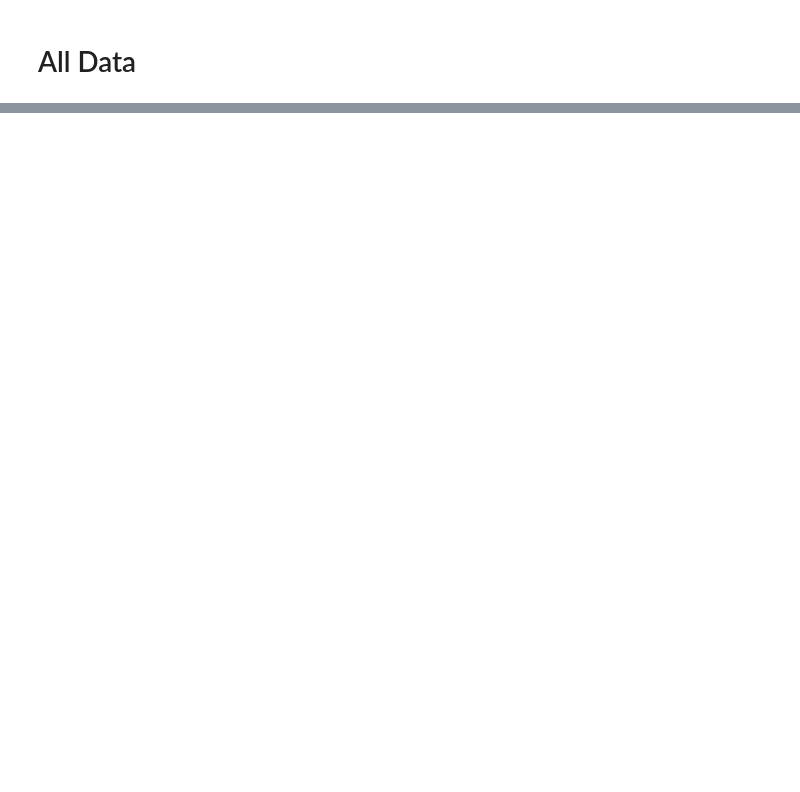
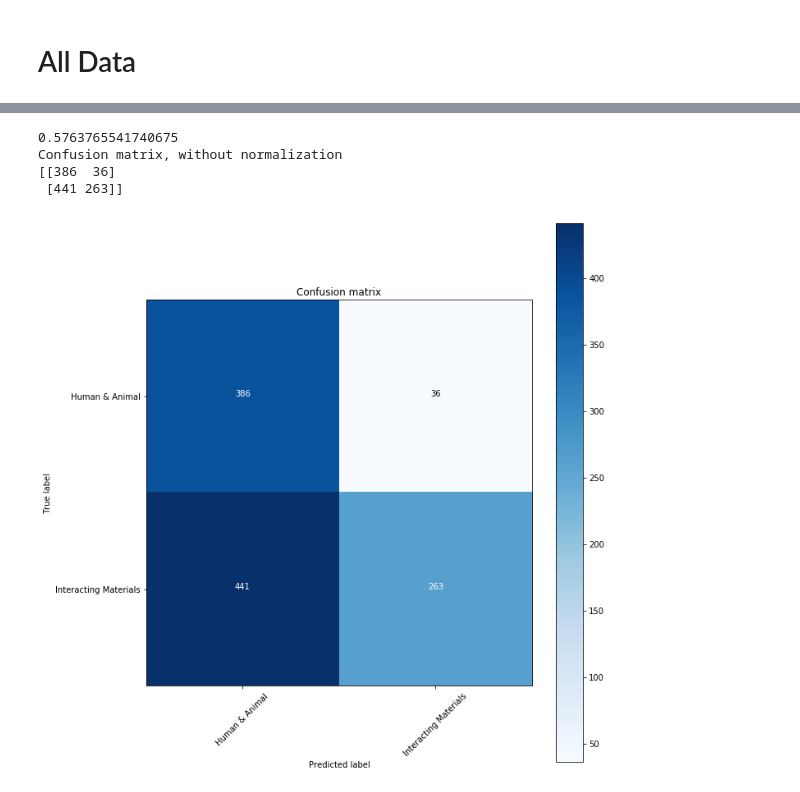
Before and after one commit to DeanPFZ/deep-audio-public, a Jupyter notebook: src/High Level GMM 2s.ipynb, the cells around one changed output, grey strips where cells are left out. Saved outputs shown, nothing was run; the diff lists cells and outputs as text; code cells hidden in the pictures; blank space fills up the shorter version.

Commit message:
Change names to give accuracy context and add more GMM

```diff
--- a/src/High Level GMM 2s.ipynb
+++ b/src/High Level GMM 2s.ipynb
@@ -132,7 +204,13 @@ y = all_df['l_target']
 # %%
-pred = anim.predict(X)
-print(metrics.accuracy_score(y, pred))
-cm = metrics.confusion_matrix(y, pred)
-plt.figure(figsize=(20,20))
+pred = eclf.predict(test_X)
+print(metrics.accuracy_score(test_y, pred))
+cm = metrics.confusion_matrix(test_y, pred)
+plt.figure(figsize=(10,10))
 plot_confusion_matrix(cm, h_classes)
 plt.show()
+# %% [output]
+0.5763765541740675
+Confusion matrix, without normalization
+[[386  36]
+ [441 263]]
+[figure, added]
```
Also changed, not shown: parts of 17 cells of this notebook, 20 other files.
